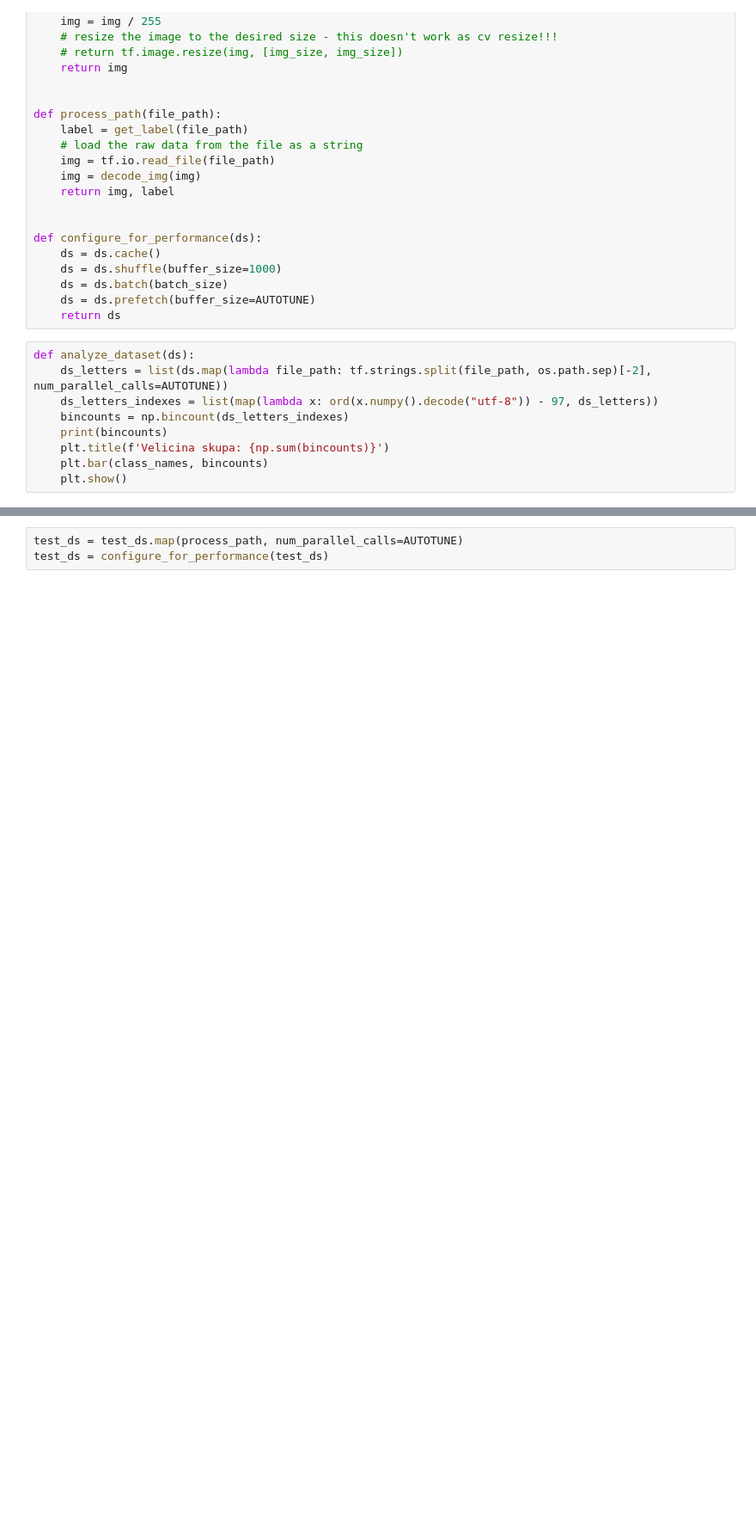
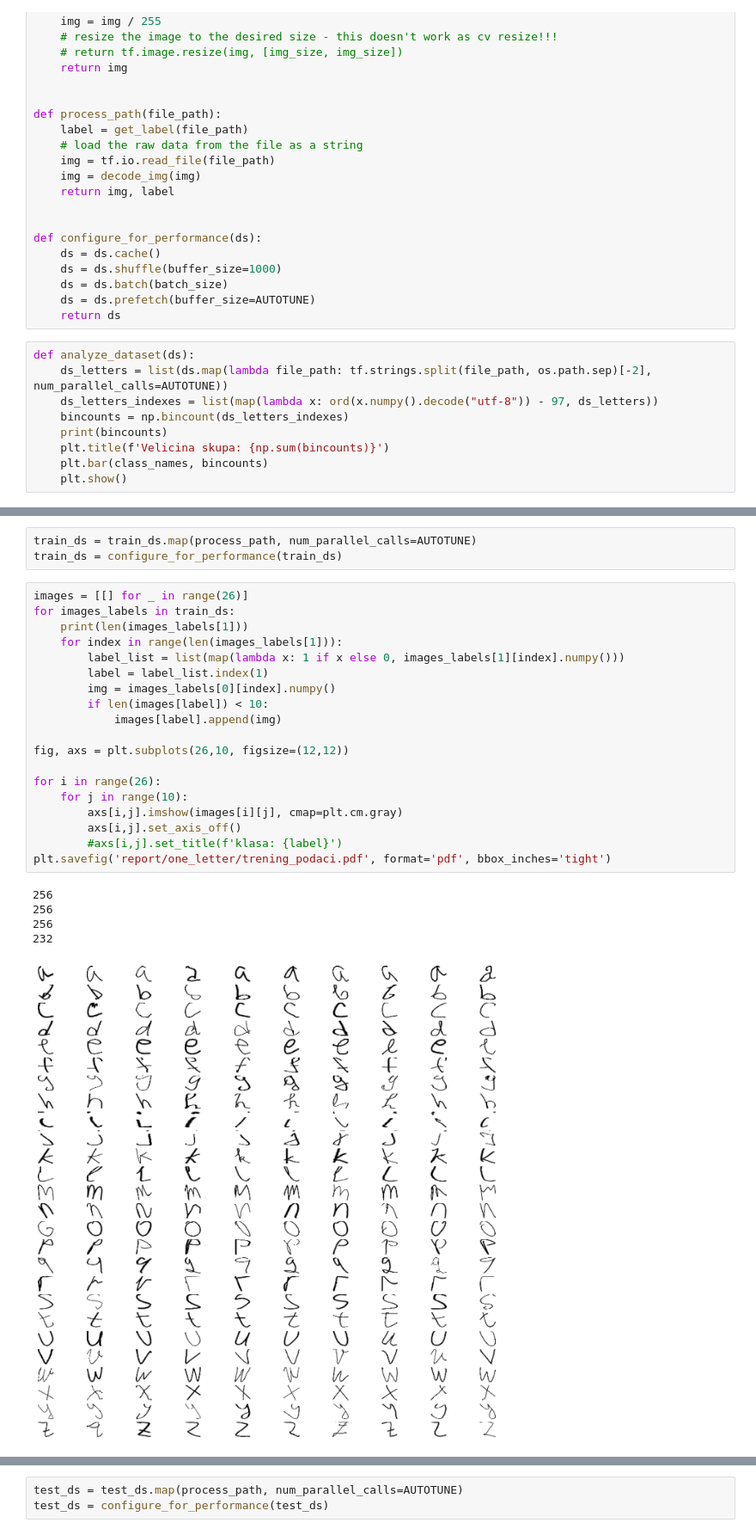
Before and after one commit to mrdakj/letters, a Jupyter notebook: one_letter_demo.ipynb, the cells around one changed output, grey strips where cells are left out. Shown at 86% size. Saved outputs shown, nothing was run; the diff lists cells and outputs as text; blank space fills up the shorter version.

```diff
--- a/one_letter_demo.ipynb
+++ b/one_letter_demo.ipynb
@@ -79,6 +85,34 @@ test_ds = get_data()
 print("Test size", tf.data.experimental.cardinality(test_ds).numpy())
 # %% [output]
 Test size 1000
+# %%
+train_ds = train_ds.map(process_path, num_parallel_calls=AUTOTUNE)
+train_ds = configure_for_performance(train_ds)
+# %%
+images = [[] for _ in range(26)]
+for images_labels in train_ds:
+    print(len(images_labels[1]))
+    for index in range(len(images_labels[1])):
+        label_list = list(map(lambda x: 1 if x else 0, images_labels[1][index].numpy()))
+        label = label_list.index(1)
+        img = images_labels[0][index].numpy()
+        if len(images[label]) < 10:
+            images[label].append(img)
+
+fig, axs = plt.subplots(26,10, figsize=(12,12))
+
+for i in range(26):
+    for j in range(10):
+        axs[i,j].imshow(images[i][j], cmap=plt.cm.gray)
+        axs[i,j].set_axis_off()
+        #axs[i,j].set_title(f'klasa: {label}')
+plt.savefig('report/one_letter/trening_podaci.pdf', format='pdf', bbox_inches='tight')
+# %% [output]
+256
+256
+256
+232
+[figure, added]
 # %%
 analyze_dataset(test_ds)
 # %% [output]
```
Also changed, not shown: parts of 9 cells of this notebook, 5 other files.
